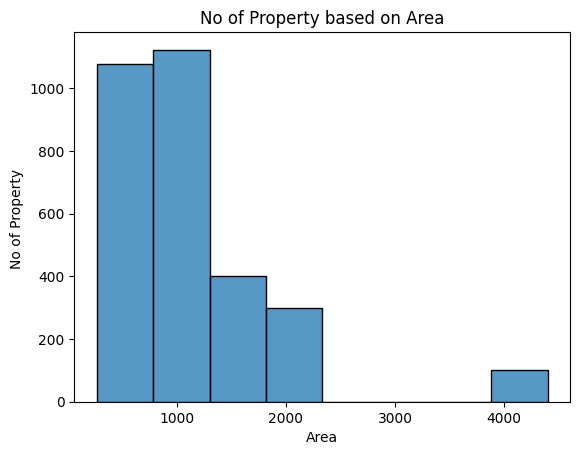
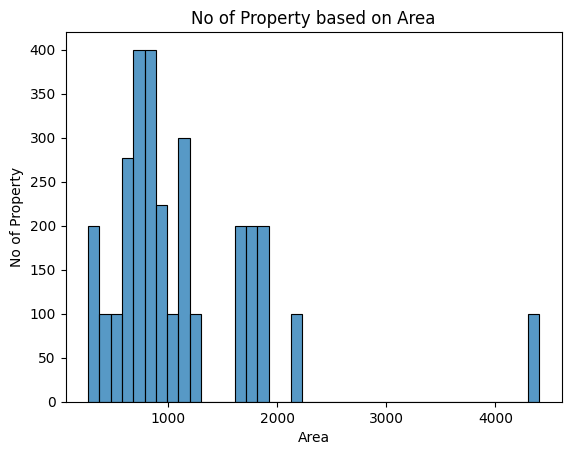
The change to this notebook cell's code, shown as a diff; its figure went from the first image to the second:
--- before
+++ after
@@ -1,5 +1,5 @@
-sns.histplot(df['area'],bins=8)
+sns.histplot(df['area'],bins=40)
 plt.title('No of Property based on Area')
-plt.ylabel('No of Property ')
+plt.ylabel('No of Property')
 plt.xlabel('Area')
 plt.show()

Commit: snsfix